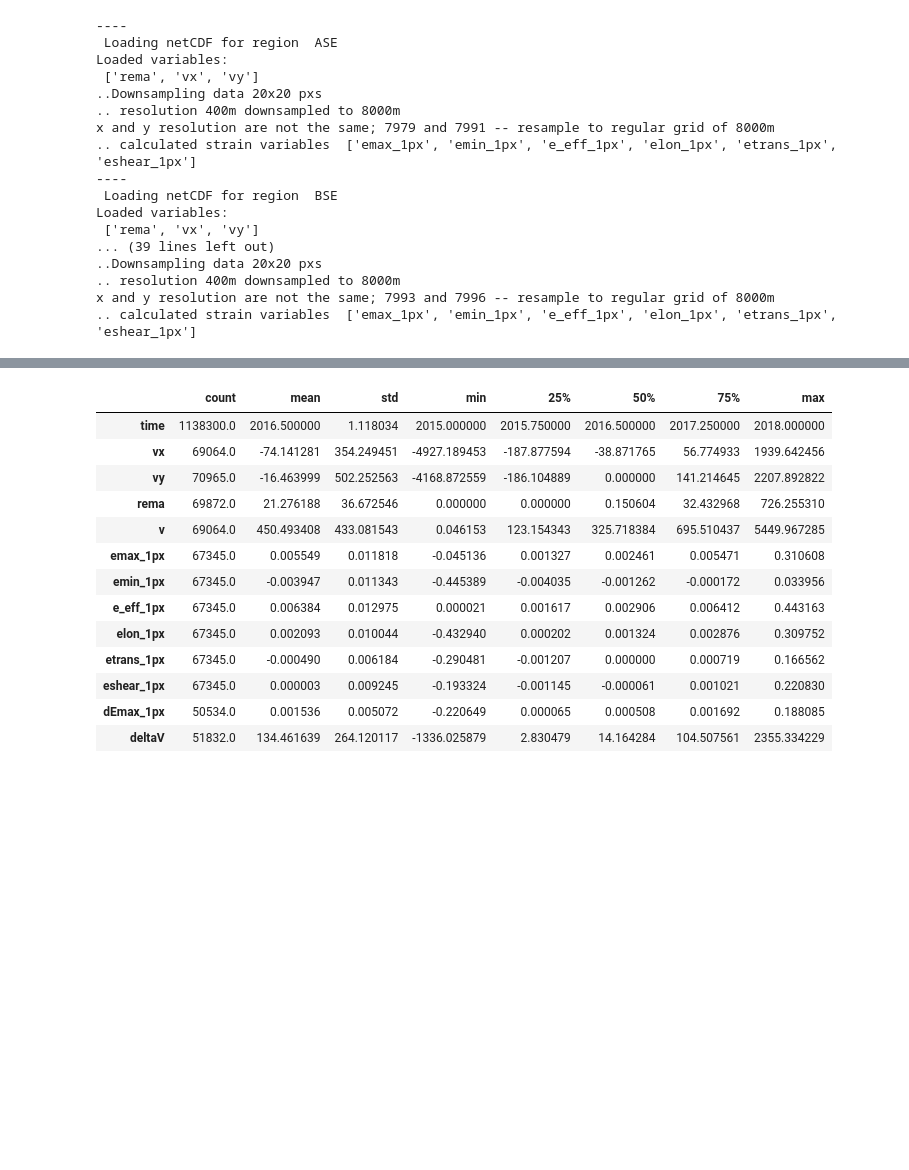
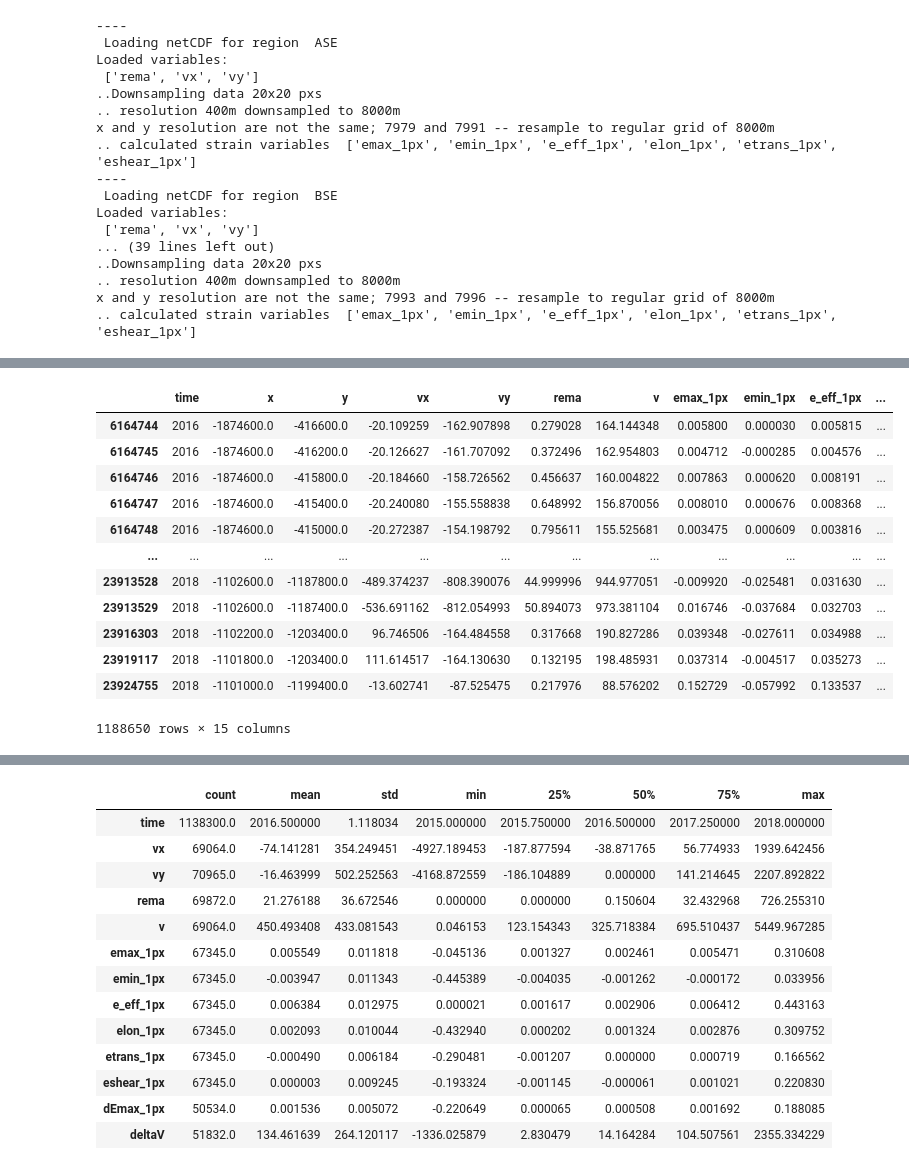
Before and after one commit to mizeboud/antarctic-damage-change, a Jupyter notebook: notebooks/data_input_ranges.ipynb, the cells around one changed output, grey strips where cells are left out. Saved outputs shown, nothing was run; the diff lists cells and outputs as text; code cells hidden in the pictures; blank space fills up the shorter version.

```diff
--- a/notebooks/data_input_ranges.ipynb
+++ b/notebooks/data_input_ranges.ipynb
@@ -83,6 +83,31 @@ def load_nc_sector_years( path2data, sector_ID, year_list=None, varName=None ):
         region_ds = xr.concat(region_list,dim='time')
         # print(region_ds.coords)
     return region_ds
+
+def downsample_obs_data(region_ds,ksize):
+    dx = int(region_ds.rio.resolution()[0])
+    dy = int(region_ds.rio.resolution()[1])
+    if np.abs(dx) != np.abs(dy):
+        print("Warning: x and y resolution are not the same; {} and {} -- code update required".format(np.abs(dx), np.abs(dy) ))
+
+    # with dask.config.set(**{'array.slicing.split_large_chunks': True}): # gives error?
+    with dask.config.set(**{'array.slicing.split_large_chunks': False}): ## accept large chunks; ignore warning
+        region_ds = myf.downsample_dataArray_withoutD0(region_ds, ksize=ksize,
+                                    boundary_method='pad',downsample_func='mean', skipna=False)
+    new_res = ksize*400
+    print('.. resolution {}m downsampled to {}m'.format(dx, new_res))
+
+
+    # Check if grid resolution is regular (otherwise, adjust)
+    if np.abs(int(region_ds.rio.resolution()[0]) ) != np.abs( int(region_ds.rio.resolution()[1]) ):
+        print( "x and y resolution are not the same; {} and {} -- resample to regular grid of {}m".format(
+                    np.abs(int(region_ds.rio.resolution()[0])),
+                    np.abs(int(region_ds.rio.resolution()[1])), new_res ))
+
+        grid_dummy = myf.make_regular_grid_for_ds(region_ds, grid_res=new_res)
+        region_ds.rio.write_crs(3031, inplace=True)
+        region_ds = myf.reproject_match_grid( grid_dummy, region_ds )
+    return region_ds
 # %%
 
 ''' ----------------------
@@ -217,0 +303,16 @@ x and y resolution are not the same; 7993 and 7996 -- resample to regular grid o
+# %%
+data_pxs_df.dropna(subset=xvar_list, axis='index')
+# %% [output]
+|  | time | x | y | vx | vy | rema | v | emax_1px | emin_1px | e_eff_1px | ... |
+| 6164744 | 2016 | -1874600.0 | -416600.0 | -20.109259 | -162.907898 | 0.279028 | 164.144348 | 0.005800 | 0.000030 | 0.005815 | ... |
+| 6164745 | 2016 | -1874600.0 | -416200.0 | -20.126627 | -161.707092 | 0.372496 | 162.954803 | 0.004712 | -0.000285 | 0.004576 | ... |
+| 6164746 | 2016 | -1874600.0 | -415800.0 | -20.184660 | -158.726562 | 0.456637 | 160.004822 | 0.007863 | 0.000620 | 0.008191 | ... |
+| 6164747 | 2016 | -1874600.0 | -415400.0 | -20.240080 | -155.558838 | 0.648992 | 156.870056 | 0.008010 | 0.000676 | 0.008368 | ... |
+| 6164748 | 2016 | -1874600.0 | -415000.0 | -20.272387 | -154.198792 | 0.795611 | 155.525681 | 0.003475 | 0.000609 | 0.003816 | ... |
+| ... | ... | ... | ... | ... | ... | ... | ... | ... | ... | ... | ... |
+| 23913528 | 2018 | -1102600.0 | -1187800.0 | -489.374237 | -808.390076 | 44.999996 | 944.977051 | -0.009920 | -0.025481 | 0.031630 | ... |
+| 23913529 | 2018 | -1102600.0 | -1187400.0 | -536.691162 | -812.054993 | 50.894073 | 973.381104 | 0.016746 | -0.037684 | 0.032703 | ... |
+| 23916303 | 2018 | -1102200.0 | -1203400.0 | 96.746506 | -164.484558 | 0.317668 | 190.827286 | 0.039348 | -0.027611 | 0.034988 | ... |
+| 23919117 | 2018 | -1101800.0 | -1203400.0 | 111.614517 | -164.130630 | 0.132195 | 198.485931 | 0.037314 | -0.004517 | 0.035273 | ... |
+| 23924755 | 2018 | -1101000.0 | -1199400.0 | -13.602741 | -87.525475 | 0.217976 | 88.576202 | 0.152729 | -0.057992 | 0.133537 | ... |
+1188650 rows × 15 columns
```
Also changed, not shown: parts of 20 cells of this notebook.
